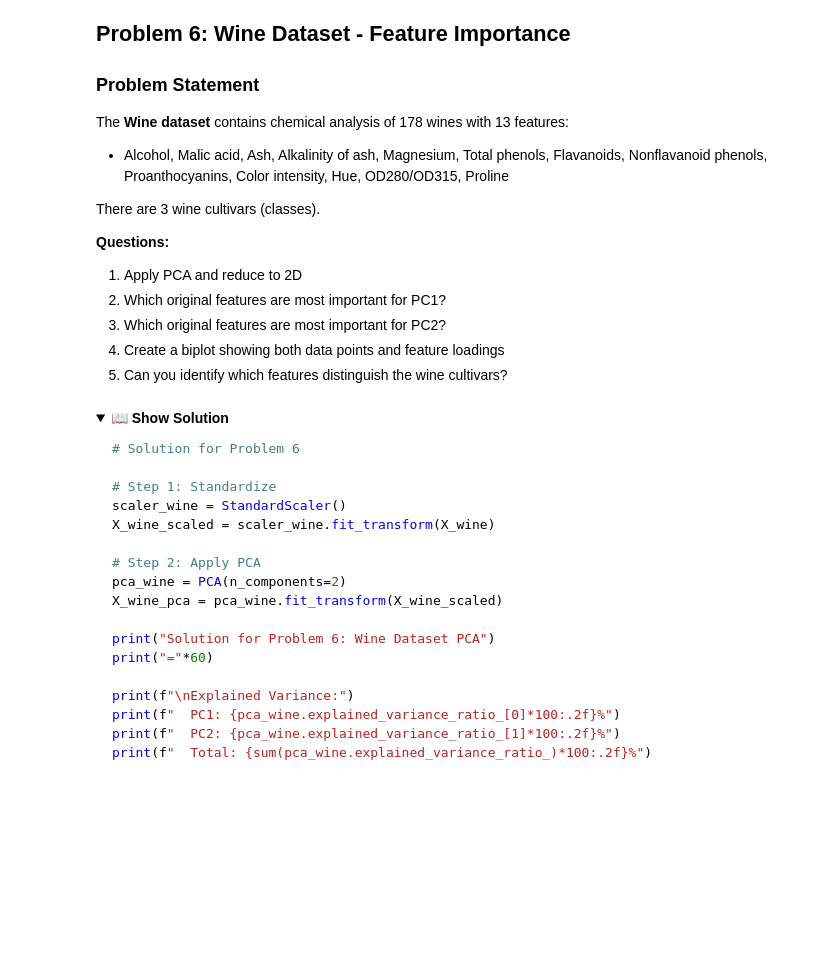
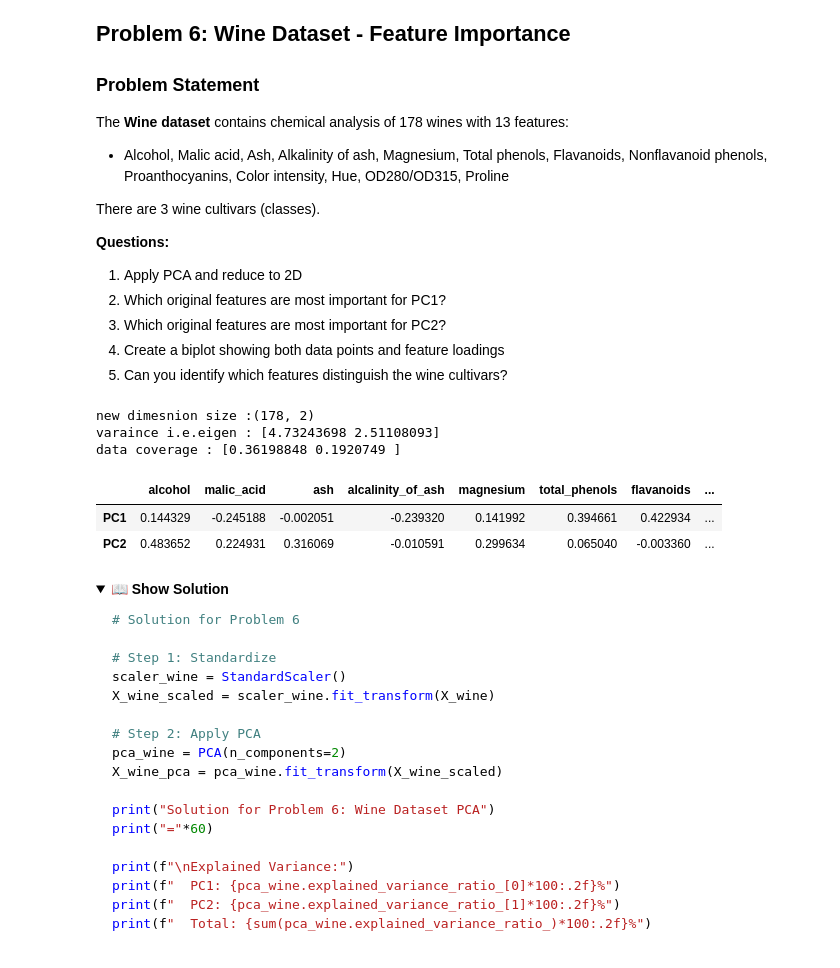
Before and after one commit to kumaramardeep342/AI_Lab, a Jupyter notebook: 5_tutorial_Opt_PCA/Optimization_PCA_Tutorial_03_feb_2025.ipynb, the cells around one changed output. Cells and saved outputs as stored; diff of their text form; code cells hidden in the pictures; folded sections open; blank space fills up the shorter version.

```diff
--- a/5_tutorial_Opt_PCA/Optimization_PCA_Tutorial_03_feb_2025.ipynb
+++ b/5_tutorial_Opt_PCA/Optimization_PCA_Tutorial_03_feb_2025.ipynb
@@ -787,3 +1360,54 @@ print("\n→ YOUR TASK: Apply PCA and analyze feature importance")
+# %%
+# YOUR SOLUTION HERE
+# Steps:
+# 1. Standardize
+# 2. Apply PCA with 2 components
+# 3. Analyze loadings
+# 4. Create biplot
+
+# steps :
+# step 1. load wine dataset
+# step 2. read dataset
+# step 2. Standarize
+# step 3. pca with components = 2
+# step 4. visualize result
+
+# step 1.  load wine dataset
+from sklearn.datasets import load_wine
+load_wine = load_wine()
+
+# step 2. read dataset
+X_data = load_wine.data
+y_data = load_wine.target
+feature_names = load_wine.feature_names
+target_names = load_wine.target_names
+
+# step 2. Standarize
+from sklearn.preprocessing import StandardScaler
+scaler = StandardScaler()
+X_data_scaled = scaler.fit_transform(X_data)
+
+# step 3. pca with components = 2
+from sklearn.decomposition import PCA
+pca = PCA(n_components=2)
+X_data_pca = pca.fit_transform(X_data_scaled)
+
+# step 4. visualize result
+print(f"new dimesnion size :{X_data_pca.shape}")
+print(f"varaince i.e.eigen : {pca.explained_variance_}")
+print(f"data coverage : {pca.explained_variance_ratio_}")
+
+# feature importance for PC1 and PC2
+import pandas as pd
+components_df  = pd.DataFrame(data = pca.components_,columns = feature_names,index = ['PC1','PC2'])
+components_df
+# %% [output]
+new dimesnion size :(178, 2)
+varaince i.e.eigen : [4.73243698 2.51108093]
+data coverage : [0.36198848 0.1920749 ]
+|  | alcohol | malic_acid | ash | alcalinity_of_ash | magnesium | total_phenols | flavanoids | ... |
+| PC1 | 0.144329 | -0.245188 | -0.002051 | -0.239320 | 0.141992 | 0.394661 | 0.422934 | ... |
+| PC2 | 0.483652 | 0.224931 | 0.316069 | -0.010591 | 0.299634 | 0.065040 | -0.003360 | ... |
 # %% [markdown]
 <details>
 <summary><b>📖 Show Solution</b></summary>
```
Also changed, not shown: parts of 25 cells of this notebook, 9 other files.
